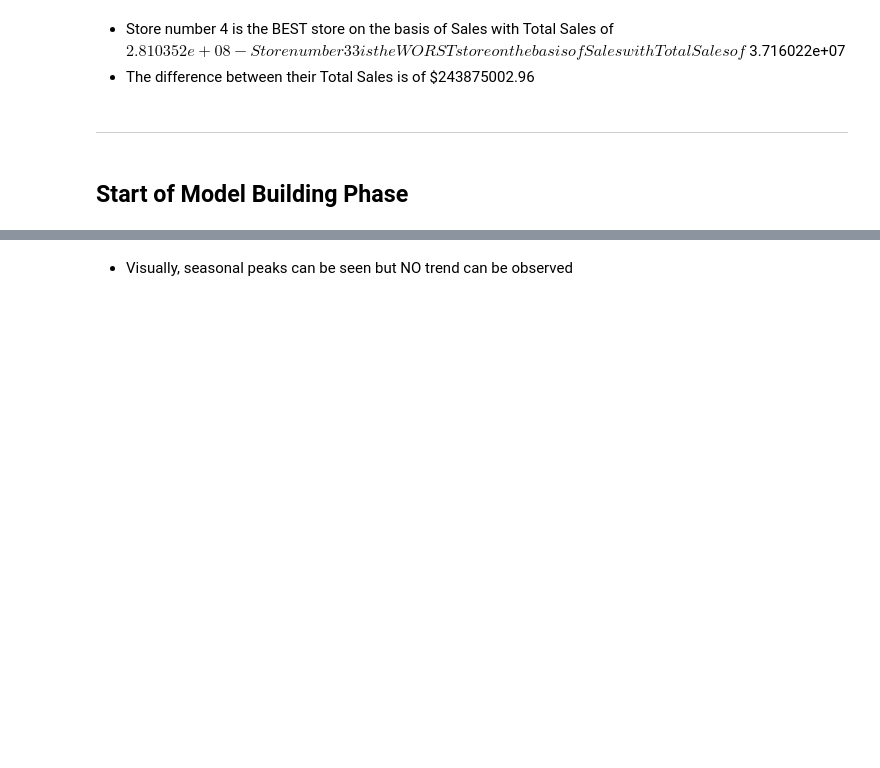
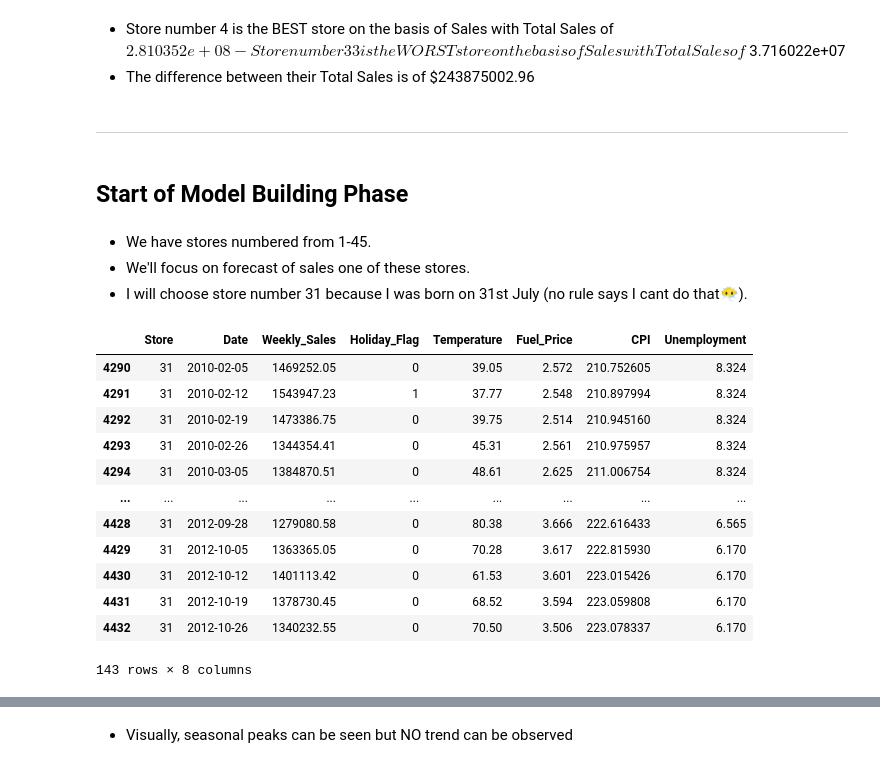
Before and after one commit to RehanShaikh-ai/walmart-weekly-forecast, a Jupyter notebook: walmart_sales.ipynb, the cells around one changed output, grey strips where cells are left out. Cells and saved outputs as stored; diff of their text form; code cells hidden in the pictures; blank space fills up the shorter version.

```diff
--- a/walmart_sales.ipynb
+++ b/walmart_sales.ipynb
@@ -207,5 +207,26 @@ Difference between the Total Sales of THE BEST and THE WORST is:  243875002.96
 *****
 # %% [markdown]
 ## Start of Model Building Phase
+# %% [markdown]
+- We have stores numbered from 1-45.
+- We'll focus on forecast of  sales one of these stores.
+- I will choose store number 31 because I was born on 31st July (no rule says I cant do that😶‍🌫️).
+# %%
+df31 = df[df['Store'] == 31]
+df31
+# %% [output]
+|  | Store | Date | Weekly_Sales | Holiday_Flag | Temperature | Fuel_Price | CPI | Unemployment |
+| 4290 | 31 | 2010-02-05 | 1469252.05 | 0 | 39.05 | 2.572 | 210.752605 | 8.324 |
+| 4291 | 31 | 2010-02-12 | 1543947.23 | 1 | 37.77 | 2.548 | 210.897994 | 8.324 |
+| 4292 | 31 | 2010-02-19 | 1473386.75 | 0 | 39.75 | 2.514 | 210.945160 | 8.324 |
+| 4293 | 31 | 2010-02-26 | 1344354.41 | 0 | 45.31 | 2.561 | 210.975957 | 8.324 |
+| 4294 | 31 | 2010-03-05 | 1384870.51 | 0 | 48.61 | 2.625 | 211.006754 | 8.324 |
+| ... | ... | ... | ... | ... | ... | ... | ... | ... |
+| 4428 | 31 | 2012-09-28 | 1279080.58 | 0 | 80.38 | 3.666 | 222.616433 | 6.565 |
+| 4429 | 31 | 2012-10-05 | 1363365.05 | 0 | 70.28 | 3.617 | 222.815930 | 6.170 |
+| 4430 | 31 | 2012-10-12 | 1401113.42 | 0 | 61.53 | 3.601 | 223.015426 | 6.170 |
+| 4431 | 31 | 2012-10-19 | 1378730.45 | 0 | 68.52 | 3.594 | 223.059808 | 6.170 |
+| 4432 | 31 | 2012-10-26 | 1340232.55 | 0 | 70.50 | 3.506 | 223.078337 | 6.170 |
+143 rows × 8 columns
 # %%
 plt.figure(figsize=(20,7))
```
Also changed, not shown: parts of 19 cells of this notebook, 1 other file.
